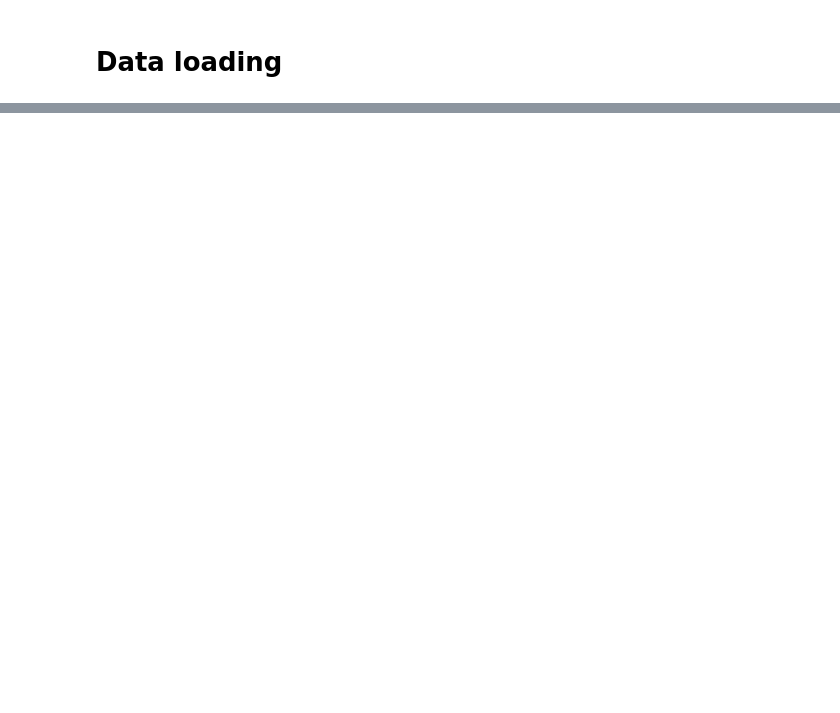
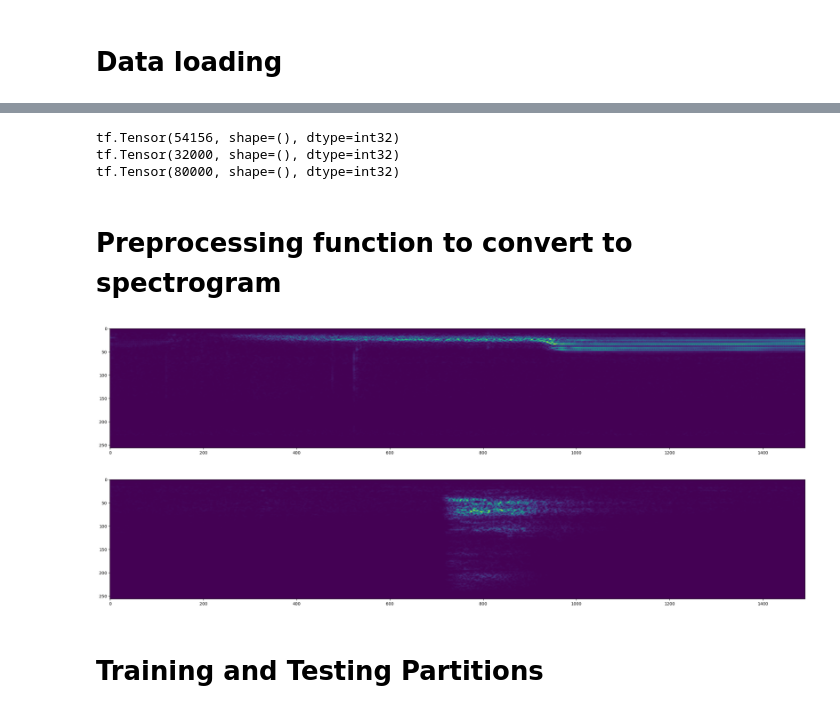
Before and after one commit to Venon282/Deep-Audio-Classifier, a Jupyter notebook: AudioClassification.ipynb, the cells around one changed output, grey strips where cells are left out. Saved outputs shown, nothing was run; the diff lists cells and outputs as text; code cells hidden in the pictures; blank space fills up the shorter version.

Commit message:
Until convertion to spectogram

```diff
--- a/AudioClassification.ipynb
+++ b/AudioClassification.ipynb
@@ -27,0 +50,6 @@ def load_wav_16k_mono(filename):
+# %%
+# Add labels and combine positive and negative samples
+positives = tf.data.Dataset.zip((pos,tf.data.Dataset.from_tensor_slices(tf.ones(len(pos)))))
+negatives = tf.data.Dataset.zip((neg,tf.data.Dataset.from_tensor_slices(tf.zeros(len(neg)))))
+data = positives.concatenate(negatives)
+#list(data.as_numpy_iterator())
@@ -27,0 +66,43 @@ def load_wav_16k_mono(filename):
+# %%
+#calculate mean, min and max
+print(tf.math.reduce_mean(lengths))
+print(tf.math.reduce_min(lengths))
+print(tf.math.reduce_max(lengths))
+# %% [output]
+tf.Tensor(54156, shape=(), dtype=int32)
+tf.Tensor(32000, shape=(), dtype=int32)
+tf.Tensor(80000, shape=(), dtype=int32)
+# %% [markdown]
+# Preprocessing function to convert to spectrogram
+# %%
+def preprocess(file_path):
+    size = 48000
+    wav = load_wav_16k_mono(filepath)
+    wav = wav[:size] #we keep the 48000 firsts stape. Choose with the numbers above
+    if len(wav)<size:
+        zero_padding = tf.zeros([size]- tf.shape(wav), dtype=tf.float32) #Complete with 0 when no enough data as the less is at 32000
+        wav = tf.concat([zero_padding,wav],0)
+    spectrogram = tf.signal.stft(wav,frame_length=320, frame_step=32)
+    spectrogram = tf.abs(spectrogram)
+    spectrogram = tf.expand_dims(spectrogram, axis=2)
+    return spectrogram
+# %%
+# test and vizualise the spectrogram
+filepath, label = positives.shuffle(buffer_size=10000).as_numpy_iterator().next()
+spectrogram = preprocess(filepath)
+
+plt.figure(figsize=(30,20))
+plt.imshow(tf.transpose(spectrogram)[0])
+plt.show()
+
+filepath, label = negatives.shuffle(buffer_size=10000).as_numpy_iterator().next()
+spectrogram = preprocess(filepath)
+
+plt.figure(figsize=(30,20))
+plt.imshow(tf.transpose(spectrogram)[0])
+plt.show()
+# %% [output]
+[figure, added]
+[figure, added]
+# %% [markdown]
+# Training and Testing Partitions
```
Also changed, not shown: parts of 7 cells of this notebook.
